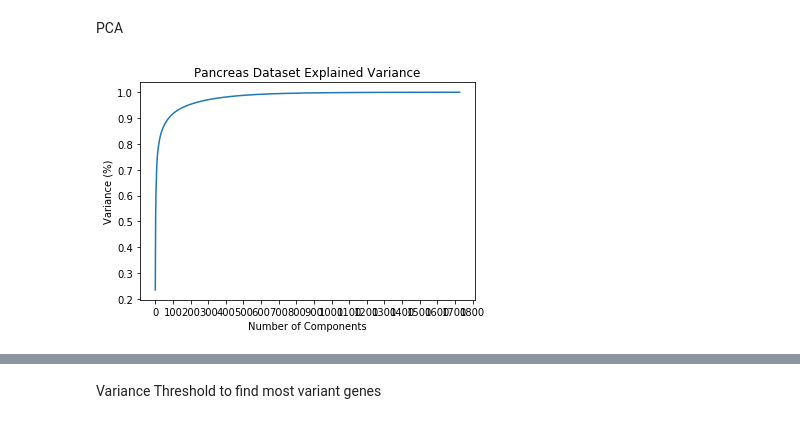
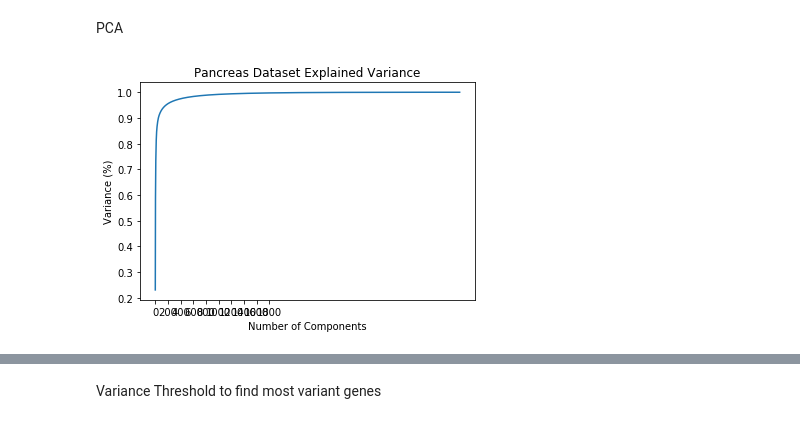
Before and after one commit to derrickliu8/Stat-697BD-Final-Project, a Jupyter notebook: fastMNN.ipynb, the cells around one changed output, grey strips where cells are left out. Saved outputs shown, nothing was run; the diff lists cells and outputs as text; code cells hidden in the pictures.

```diff
--- a/fastMNN.ipynb
+++ b/fastMNN.ipynb
@@ -268,0 +270,10 @@ normalized_pancreas_t_merged = pd.merge(normalized_pancreas_t, normalized_pancre
+# %%
+# finding the common genes (aka. features) that were measured in the two data sets
+
+common_cols = list(set.intersection(set(normalized_pancreas_t.columns), set(normalized_pancreas_2_t.columns)))
+common_cols = [col for col in set(normalized_pancreas_t.columns).intersection(normalized_pancreas_2_t.columns)]
+# %%
+# adjusting the two original data sets to only have the common genes or features
+
+normalized_pancreas_t_adj = normalized_pancreas_t[common_cols]
+normalized_pancreas_2_t_adj = normalized_pancreas_2_t[common_cols]
@@ -268,0 +312,8 @@ normalized_pancreas_t_merged = pd.merge(normalized_pancreas_t, normalized_pancre
+# %%
+# merged data set
+
+#normalized_pancreas_t_merged = normalized_pancreas_t_adj.append(normalized_pancreas_2_t_adj, ignore_index = True)
+
+frames = [normalized_pancreas_t_adj, normalized_pancreas_2_t_adj]
+
+normalized_pancreas_t_merged = pd.concat(frames, ignore_index = False)
@@ -268,0 +357,5 @@ normalized_pancreas_t_merged = pd.merge(normalized_pancreas_t, normalized_pancre
+# %%
+# dropping the batch column from the data set - produces final merged data set ready for PCA
+
+normalized_pancreas_t_merged_final = normalized_pancreas_t_merged.drop(['batch'], axis = 1)
+normalized_pancreas_t_merged_final
@@ -271,20 +378,20 @@ PCA
 # %%
 # graph to determine how many principal components should be selected for PCA of first data set
 
 #Fitting the PCA algorithm with our Data
-pca = PCA().fit(normalized_pancreas_t)
+pca = PCA().fit(normalized_pancreas_t_merged_final)
 #Plotting the Cumulative Summation of the Explained Variance
 plt.figure()
 plt.plot(np.cumsum(pca.explained_variance_ratio_))
 plt.xlabel('Number of Components')
-plt.xticks([0,100,200,300,400,500,600,700,800,900,1000,1100,1200,1300,1400,1500,1600,1700,1800])
+plt.xticks([0,200,400,600,800,1000,1200,1400,1600,1800])
 plt.ylabel('Variance (%)') #for each component
 plt.title('Pancreas Dataset Explained Variance')
 plt.show()
 
 # Plot shows that we could do PCA with 100 principal components (could explain 95% of variance)
 # %% [output]
-[figure, old version]
+[figure, new version]
 # %%
 pca_2 = PCA(n_components=100)
 #n_components < min(n_samples, n_features) = min(1728, 20148)
```
Also changed, not shown: parts of 12 cells of this notebook.
